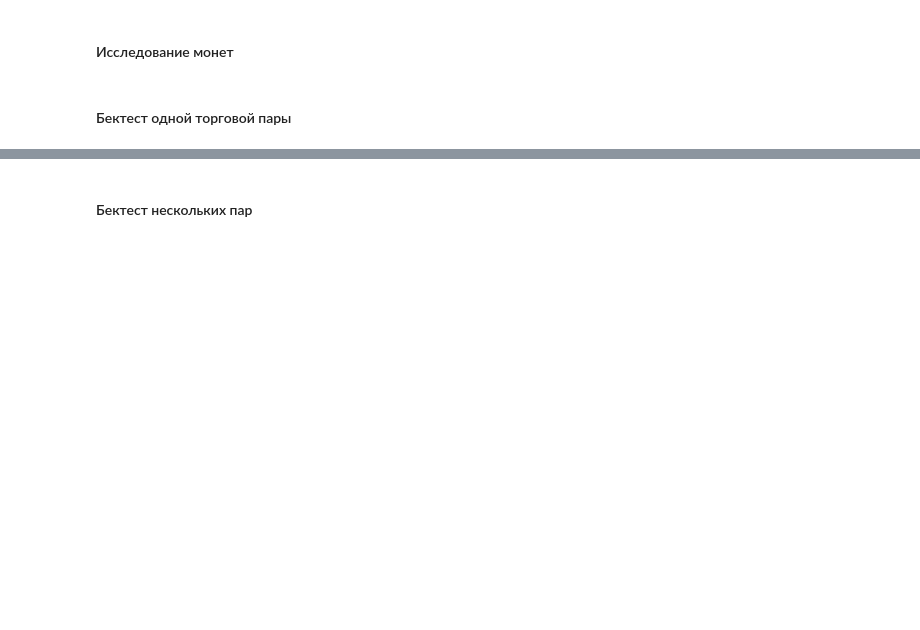
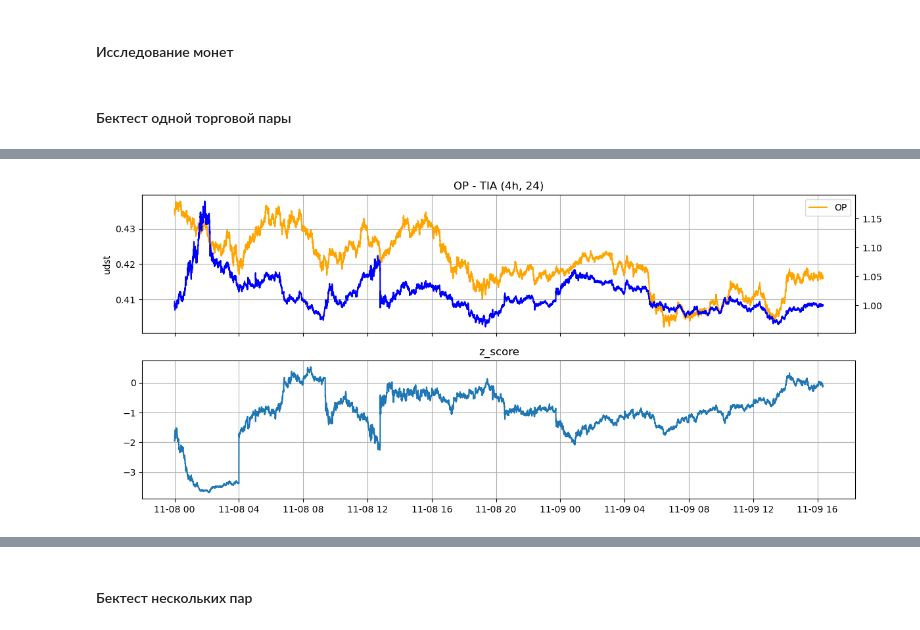
Before and after one commit to elterion/bot, a Jupyter notebook: Pair Trading.ipynb, the cells around one changed output, grey strips where cells are left out. Saved outputs shown, nothing was run; the diff lists cells and outputs as text; code cells hidden in the pictures; blank space fills up the shorter version.

```diff
--- a/Pair Trading.ipynb
+++ b/Pair Trading.ipynb
@@ -387,36 +416,50 @@ for tf, wind in search_space:
 # %%
 t = 720 * 24 * 15 # 72 hours
 
-col_name = f'z_score_{wind}_{tf}'
-df = spread_df.select('time', 'ts', token_1, token_2, f'{token_1}_size', f'{token_2}_size',
-     f'{token_1}_bid_price', f'{token_1}_ask_price', f'{token_1}_bid_size', f'{token_1}_ask_size',
-     f'{token_2}_bid_price', f'{token_2}_ask_price', f'{token_2}_bid_size', f'{token_2}_ask_size',
-     f'z_score_{wind_long}_{tf_long}', f'z_score_{wind_short}_{tf_short}')
-df = df.rename({f'z_score_{wind_long}_{tf_long}': 'z_score_long', f'z_score_{wind_short}_{tf_short}': 'z_score_short'})
-df = df.with_columns(
-    pl.when((pl.col('z_score_long') > 0) & (pl.col('z_score_short') > 0))
-    .then(pl.min_horizontal('z_score_long', 'z_score_short'))
-    .when((pl.col('z_score_long') < 0) & (pl.col('z_score_short') < 0))
-    .then(pl.max_horizontal('z_score_long', 'z_score_short')).otherwise(0).alias('z_score')
+tf = '4h'
+wind = 24
+
+if n_tf == 1:
+    df = spread_df.select('time', 'ts', token_1, token_2, f'{token_1}_size', f'{token_2}_size',
+             f'{token_1}_bid_price', f'{token_1}_ask_price', f'{token_1}_bid_size', f'{token_1}_ask_size',
+             f'{token_2}_bid_price', f'{token_2}_ask_price', f'{token_2}_bid_size', f'{token_2}_ask_size',
+             f'z_score_{wind}_{tf}').rename({f'z_score_{wind}_{tf}': 'z_score'})
+
+elif n_tf == 2:
+    df = spread_df.select('time', 'ts', token_1, token_2, f'{token_1}_size', f'{token_2}_size',
+         f'{token_1}_bid_price', f'{token_1}_ask_price', f'{token_1}_bid_size', f'{token_1}_ask_size',
+         f'{token_2}_bid_price', f'{token_2}_ask_price', f'{token_2}_bid_size', f'{token_2}_ask_size',
+         f'z_score_{wind}_{tf_long}')
+    df = df.rename({f'z_score_{wind_long}_{tf_long}': 'z_score_long', f'z_score_{wind_short}_{tf_short}': 'z_score_short'})
+    df = df.with_columns(
+        pl.when((pl.col('z_score_long') > 0) & (pl.col('z_score_short') > 0))
+        .then(pl.min_horizontal('z_score_long', 'z_score_short'))
+        .when((pl.col('z_score_long') < 0) & (pl.col('z_score_short') < 0))
+        .then(pl.max_horizontal('z_score_long', 'z_score_short')).otherwise(0).alias('z_score')
 )
 # df = df.rename({'z_score_long': 'z_score'})
 
 fig, (ax1, ax2) = plt.subplots(2, 1, figsize=(14, 6), sharex=True)
 # --- Графики цены ---
 ax1.plot(df.select('time'), df.select(token_1), label=token_1, color='orange')
-ax1.set_title(f'{token_1} - {token_2} ({tf_long=}, {wind_long=}; {tf_short=}, {wind_short=})')
+if n_tf == 1:
+    ax1.set_title(f'{token_1} - {token_2} ({tf}, {wind})')
+elif n_tf == 2:
+    ax1.set_title(f'{token_1} - {token_2} ({tf_long=}, {wind_long=}; {tf_short=}, {wind_short=})')
 
 ax1.set_ylabel('udst')
 ax1.legend()
 ax1.grid()
 
 ax4 = ax1.twinx()
 ax4.plot(df.select('time'), df.select(token_2), label=token_2, color='blue')
 
 # --- График z_score ---
 ax2.plot(df.select('time')[-t:], df.select('z_score')[-t:]);
 ax2.set_title('z_score')
 ax2.grid()
+# %% [output]
+[figure, added]
 # %%
 start_time = "2025-09-23 18:00:33"
 end_time = "2025-09-24 07:33:36"
```
Also changed, not shown: parts of 31 cells of this notebook, 9 other files.
